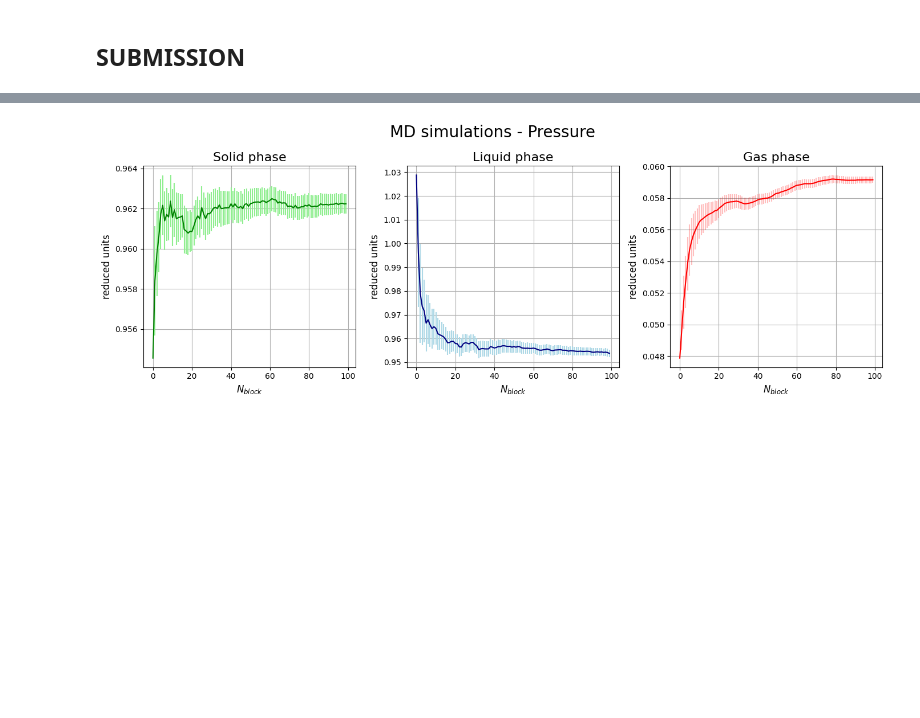
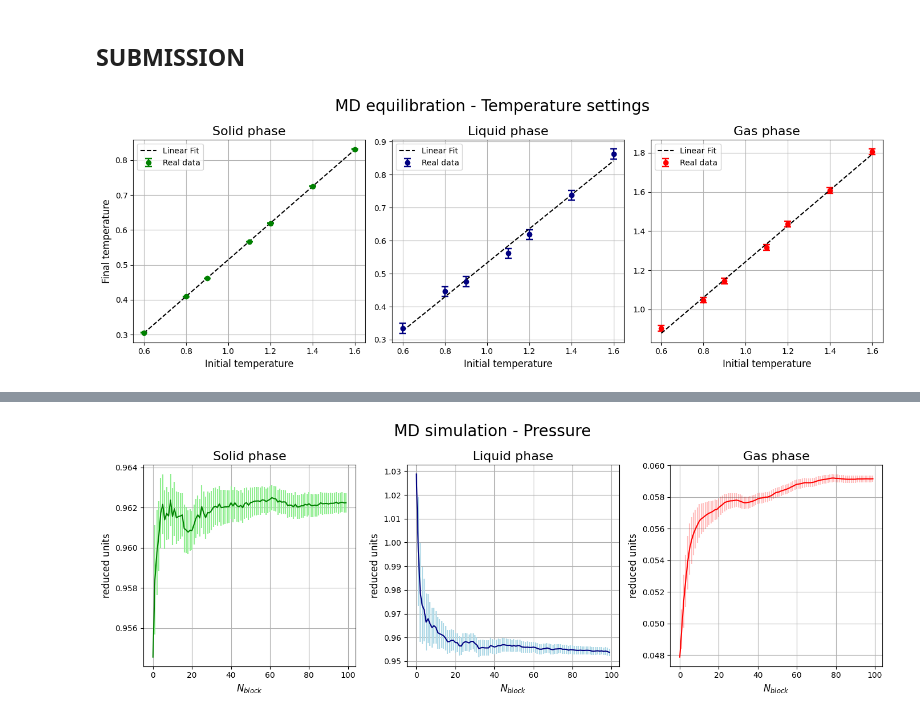
Before and after one commit to lazzerialberto/sim_numerica, a Jupyter notebook: lezione_4/LSN_Exercises_04.ipynb, the cells around one changed output, grey strips where cells are left out. Drawn from its saved outputs; the diff is of its cells as text; code cells hidden in the pictures; blank space fills up the shorter version.

```diff
--- a/lezione_4/LSN_Exercises_04.ipynb
+++ b/lezione_4/LSN_Exercises_04.ipynb
@@ -67,6 +67,52 @@ for i in range(len(data_solid)):
     terr_liquid.append(tdata_liquid[i][3])
     tfin_gas.append(tdata_gas[i][2])
     terr_gas.append(tdata_gas[i][3])
+# %%
+data=np.loadtxt("./NSL_SIMULATOR/OUTPUT/parameters.dat",skiprows=1)
+
+fig3=plt.figure(figsize=(14,5))
+
+model1=LinearRegression()
+model1.fit(data[14:21,-1].reshape(-1,1),data[14:21,-2])
+y_pred=model1.predict(data[14:21,-1].reshape(-1,1))
+ax7=fig3.add_subplot(1,3,1)
+ax7.errorbar(data[14:21,-1], data[14:21,-2],yerr=np.sqrt(sum(((y_pred-data[14:21,-2])**2)/len(y_pred))), fmt='o',elinewidth=1.75, capsize=4, capthick=1.75, color='green',ecolor='green', label=r'Real data')
+ax7.plot(data[14:21,-1], y_pred, color='black', ls='--', label=r'Linear Fit')
+ax7.set_xlabel(r'Initial temperature',fontsize=12)
+ax7.set_ylabel(r'Final temperature',fontsize=12)
+ax7.legend()
+ax7.grid(True)
+ax7.set_title(r"Solid phase",fontsize=16)
+
+model2=LinearRegression()
+model2.fit(data[7:14,-1].reshape(-1,1),data[7:14,-2])
+y_pred2=model2.predict(data[7:14,-1].reshape(-1,1))
+ax8=fig3.add_subplot(1,3,2)
+ax8.errorbar(data[7:14,-1], data[7:14,-2],yerr=np.sqrt(sum(((y_pred2-data[7:14,-2])**2)/len(y_pred2))), fmt='o',elinewidth=1.75, capsize=4, capthick=1.75, color='navy',ecolor='navy', label=r'Real data')
+ax8.plot(data[7:14,-1], y_pred2, color='black', linestyle='--', label=r'Linear Fit')
+ax8.set_xlabel(r'Initial temperature',fontsize=12)
+#ax8.set_ylabel(r'Final temperature',fontsize=12)
+ax8.legend()
+ax8.grid(True)
+ax8.set_title(r"Liquid phase",fontsize=16)
+
+model3=LinearRegression()
+model3.fit(data[0:7,-1].reshape(-1,1),data[0:7,-2])
+y_pred3=model3.predict(data[0:7,-1].reshape(-1,1))
+ax9=fig3.add_subplot(1,3,3)
+ax9.errorbar(data[0:7,-1], data[0:7,-2],yerr=np.sqrt(sum(((y_pred3-data[0:7,-2])**2)/len(y_pred3))), fmt='o',elinewidth=1.75, capsize=4, capthick=1.75, color='red',ecolor='red', label=r'Real data')
+ax9.plot(data[0:7,-1], y_pred3, color='black',linestyle="--", label=r'Linear Fit')
+ax9.set_xlabel(r'Initial temperature',fontsize=12)
+#ax9.set_ylabel(r'Final temperature',fontsize=12)
+ax9.legend()
+ax9.grid(True)
+ax9.set_title(r"Gas phase",fontsize=16)
+
+plt.suptitle(r"MD equilibration - Temperature settings",fontsize=20)
+plt.tight_layout()
+plt.show()
+# %% [output]
+[figure, added]
 # %%
 fig2=plt.figure(figsize=(14,5))
 ax4=fig2.add_subplot(1,3,1)
```
Also changed, not shown: parts of 3 cells of this notebook.
